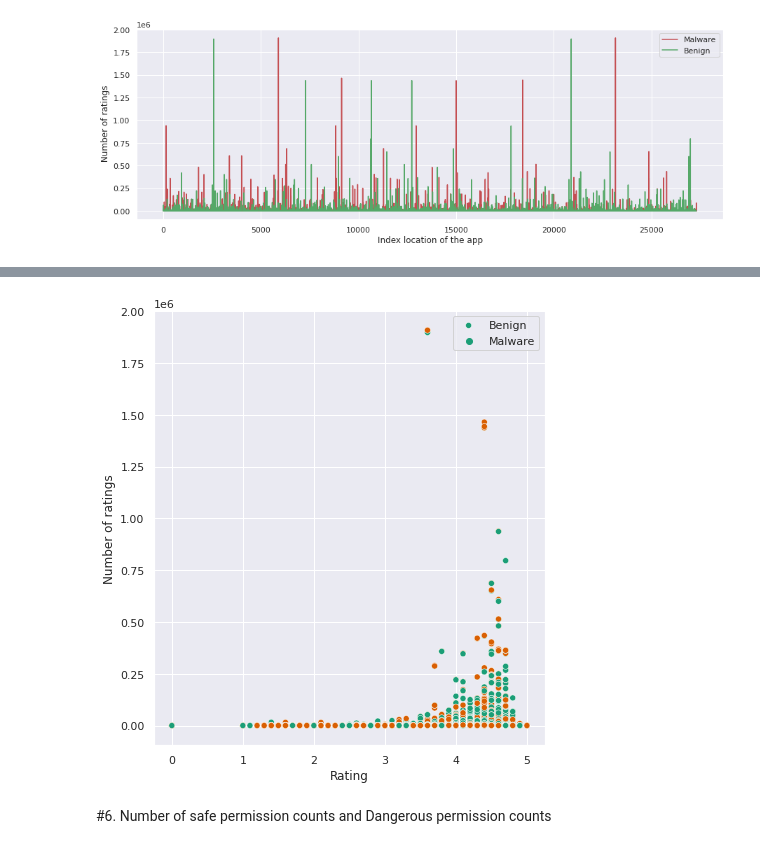
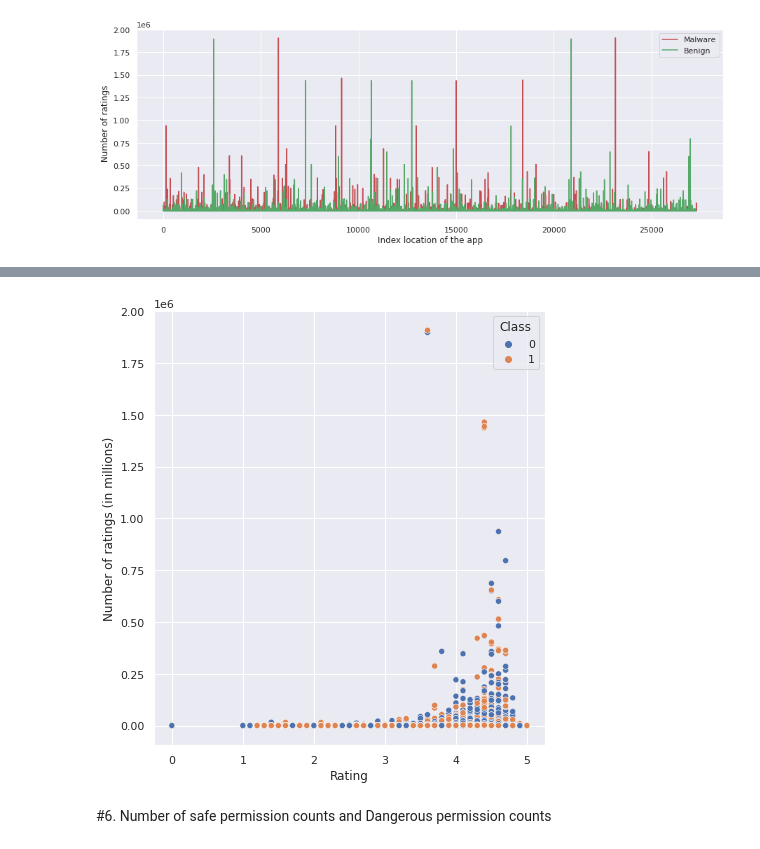
Before and after one commit to manisha-dhanuka/Supervised-Classification, a Jupyter notebook: Android_Authenticity_Prediction.ipynb, the cells around one changed output, grey strips where cells are left out. Drawn from its saved outputs; the diff is of its cells as text; code cells hidden in the pictures.

```diff
--- a/Android_Authenticity_Prediction.ipynb
+++ b/Android_Authenticity_Prediction.ipynb
@@ -676,14 +674,15 @@ files.download("Number of Ratings-Class.png");
 # %%
 #Relationship between ratings , number of ratings and class label:
 plt.figure(figsize =(7,8))
-sns.scatterplot(y='Number of ratings',x='Rating',data=df,hue='Class',palette='Dark2')
-plt.legend(['Benign','Malware'])
+sns.scatterplot(y='Number of ratings',x='Rating',data=df,hue='Class')
+plt.ylabel("Number of ratings (in millions)")
+#plt.legend(['Benign','Malware'])
 plt.savefig("Ratings-Number-Class.png")
 files.download("Ratings-Number-Class.png");
 # %% [output]
 [interactive output not drawn]
 [interactive output not drawn]
-[figure, old version]
+[figure, new version]
 # %% [markdown]
 #6. Number of safe permission counts and Dangerous permission counts
 # %%
```
Also changed, not shown: parts of 7 cells of this notebook.
